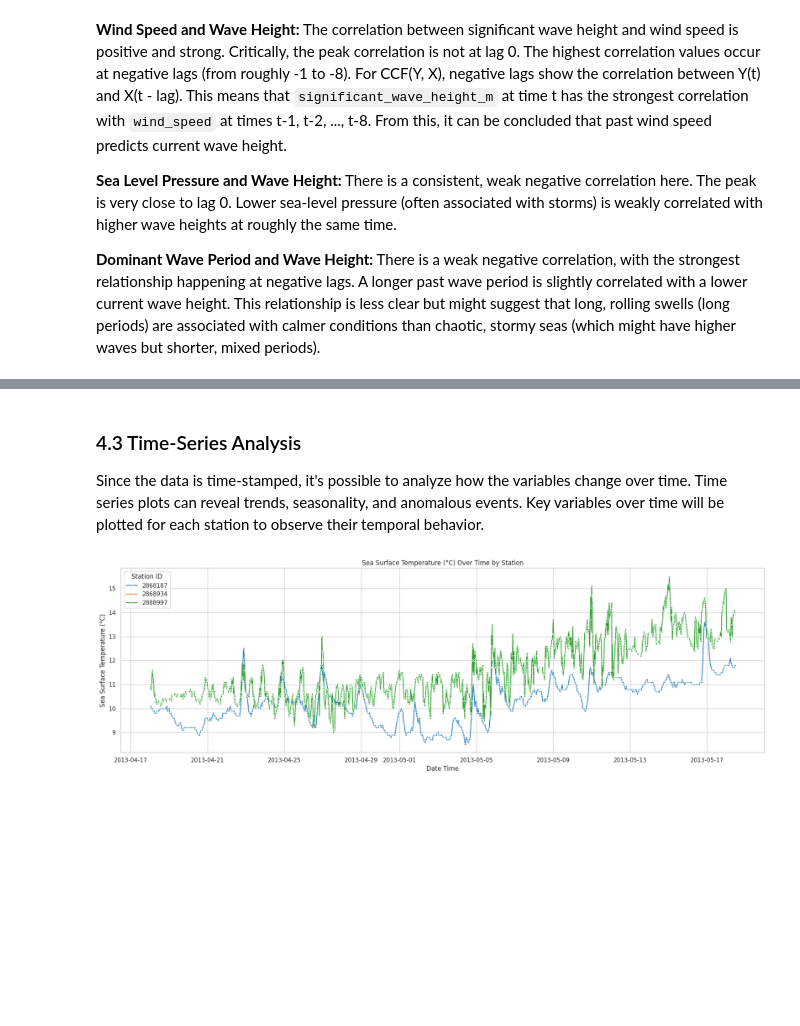
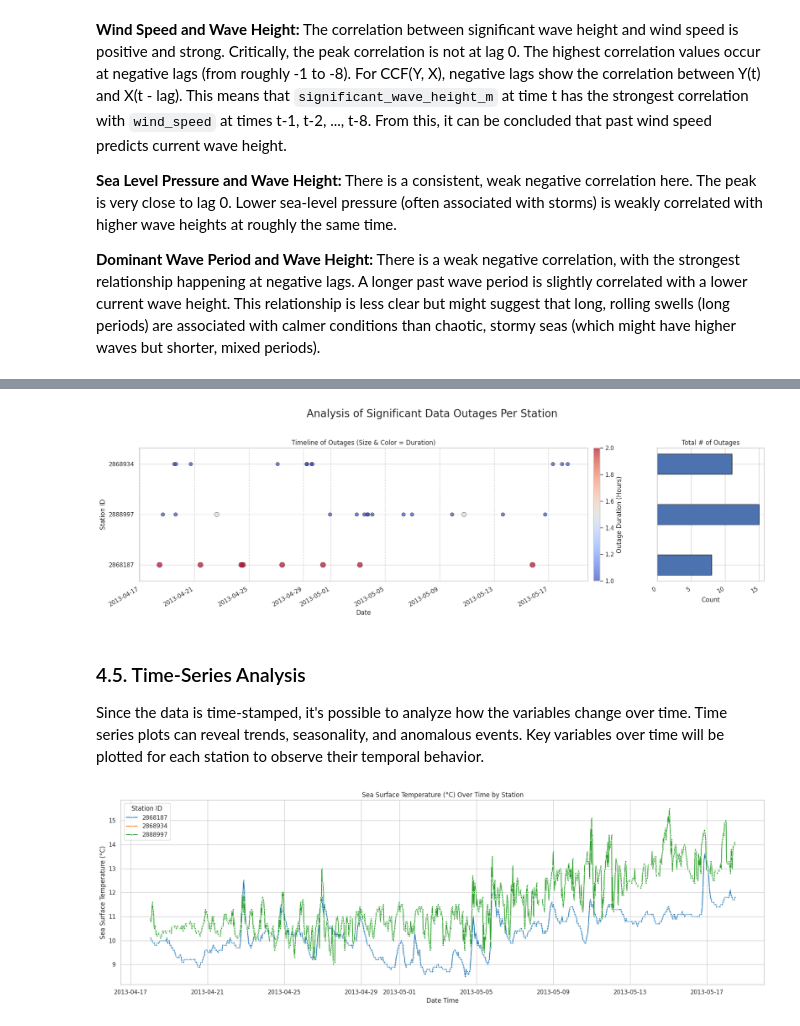
Before and after one commit to shama-llama/noaa-dataset-project, a Jupyter notebook: notebooks/dataset_description.ipynb, the cells around one changed output, grey strips where cells are left out. Saved outputs shown, nothing was run; the diff lists cells and outputs as text; code cells hidden in the pictures; blank space fills up the shorter version.

Commit message:
Add more spatial analysis

```diff
--- a/notebooks/dataset_description.ipynb
+++ b/notebooks/dataset_description.ipynb
@@ -260,16 +267,20 @@ else:
 Before diving into detailed plots, it's useful to aggregate the data to get a high-level summary. Grouping by `station_id` allows a comparison of the overall conditions between the different buoy locations. Calculating `mean`, `standard deviation`, `min`, and `max` for key variables provides a statistical profile for each station, highlighting which locations experience, on average, stronger winds, higher waves, or greater variability.
 # %%
 df.columns = df.columns.str.strip()
-df.columns = df.columns.str.replace(r'\s*\(C°\)', '_celsius', regex=True)
-df.columns = df.columns.str.replace(r'\s*\(m/s\)', '_mps', regex=True)
-df.columns = df.columns.str.replace(r'\s*\(hPa\)', '_hpa', regex=True)
-df.columns = df.columns.str.replace(r'\s*\(s\)', '_s', regex=True)
-df.columns = df.columns.str.replace(r'\s*\(m\)', '_m', regex=True)
+df.columns = df.columns.str.replace(r"\s*\(degrees_east\)", "_degrees_east", regex=True)
+df.columns = df.columns.str.replace(
+    r"\s*\(degrees_north\)", "_degrees_north", regex=True
+)
+df.columns = df.columns.str.replace(r"\s*\(C°\)", "_celsius", regex=True)
+df.columns = df.columns.str.replace(r"\s*\(m/s\)", "_mps", regex=True)
+df.columns = df.columns.str.replace(r"\s*\(hPa\)", "_hpa", regex=True)
+df.columns = df.columns.str.replace(r"\s*\(s\)", "_s", regex=True)
+df.columns = df.columns.str.replace(r"\s*\(m\)", "_m", regex=True)
 
-df.columns = df.columns.str.replace(r'\s+', '_', regex=True)
-df.columns = df.columns.str.replace(r'_{2,}', '_', regex=True)
+df.columns = df.columns.str.replace(r"\s+", "_", regex=True)
+df.columns = df.columns.str.replace(r"_{2,}", "_", regex=True)
 df.columns = df.columns.str.lower()
 
-df['wind_speed'] = df['wind_speed_mps'].combine_first(df['wind_speed_cwind_mps'])
+df["wind_speed"] = df["wind_speed_mps"].combine_first(df["wind_speed_cwind_mps"])
 # %%
 aggregation_features = [
@@ -786,5 +915,43 @@ plt.show()
+# %%
+fig, (ax_main, ax_bar) = plt.subplots(
+    1, 2, figsize=(18, 6), sharey=True, gridspec_kw={"width_ratios": [5, 1]}
+)
+fig.suptitle("Analysis of Significant Data Outages Per Station", fontsize=20)
+
+scatter = ax_main.scatter(
+    x=gap_report["gap_start_time"],
+    y=gap_report["station_id"].astype(str),
+    s=gap_report["gap_duration_hours"] * 50,
+    c=gap_report["gap_duration_hours"],
+    cmap="coolwarm",
+    alpha=0.7,
+    edgecolor="black",
+    linewidth=0.5,
+)
+ax_main.set_title("Timeline of Outages (Size & Color = Duration)")
+ax_main.set_xlabel("Date")
+ax_main.set_ylabel("Station ID")
+ax_main.grid(True, which="major", axis="x", linestyle="--")
+fig.autofmt_xdate()
+
+cbar = fig.colorbar(scatter, ax=ax_main, orientation="vertical", pad=0.01)
+cbar.set_label("Outage Duration (Hours)")
+
+outage_counts = gap_report["station_id"].value_counts().sort_index(ascending=False)
+
+ax_bar.barh(
+    outage_counts.index.astype(str), outage_counts.values, height=0.4, edgecolor="black"
+)
+ax_bar.set_title("Total # of Outages")
+ax_bar.set_xlabel("Count")
+ax_bar.tick_params(axis="y", length=0)
+
+plt.tight_layout(rect=[0, 0.03, 1, 0.95])
+plt.show()
+# %% [output]
+[figure, added]
 # %% [markdown]
-### 4.3 Time-Series Analysis
+### 4.5. Time-Series Analysis
 
 Since the data is time-stamped, it's possible to analyze how the variables change over time. Time series plots can reveal trends, seasonality, and anomalous events. Key variables over time will be plotted for each station to observe their temporal behavior.
 # %%
```
Also changed, not shown: parts of 32 cells of this notebook.
